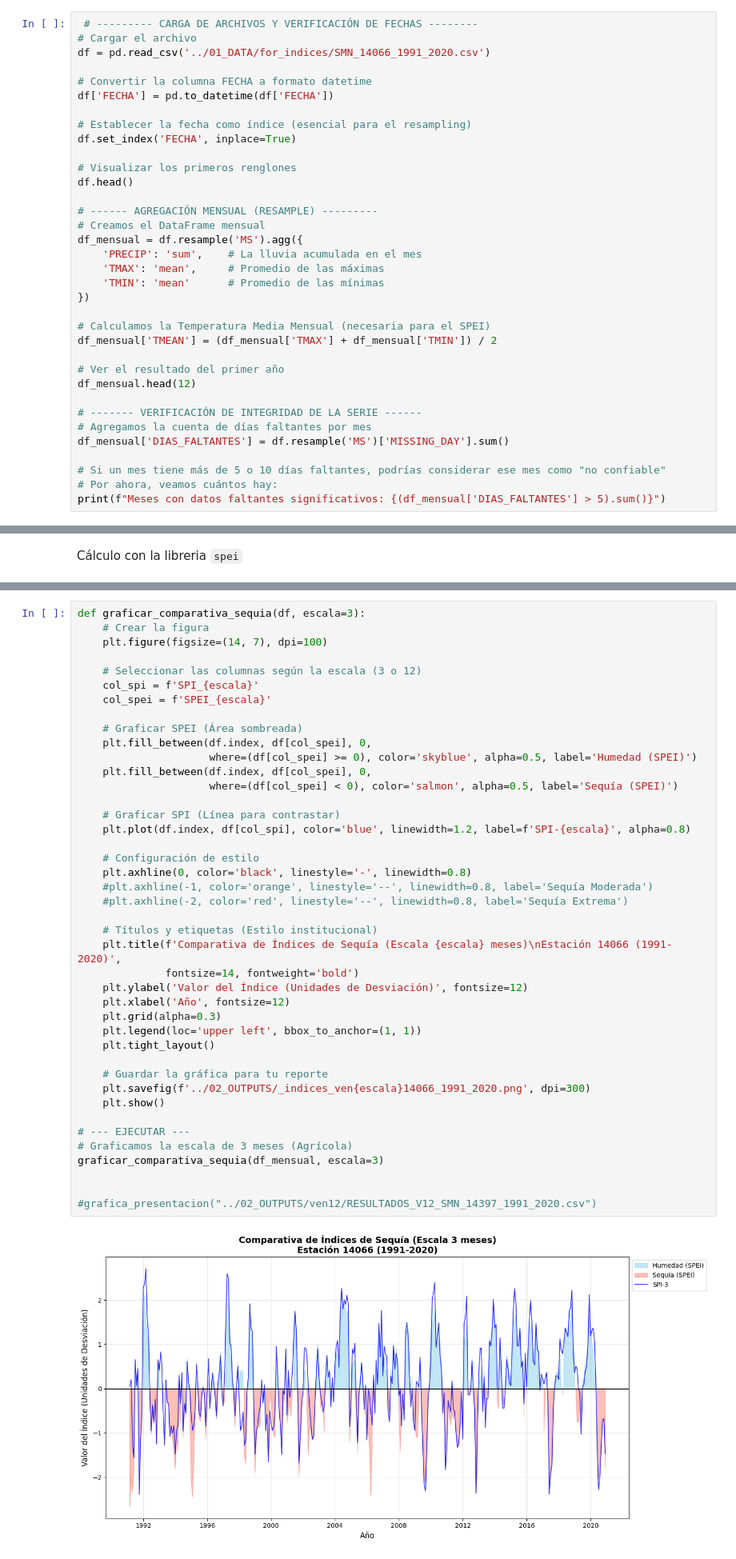
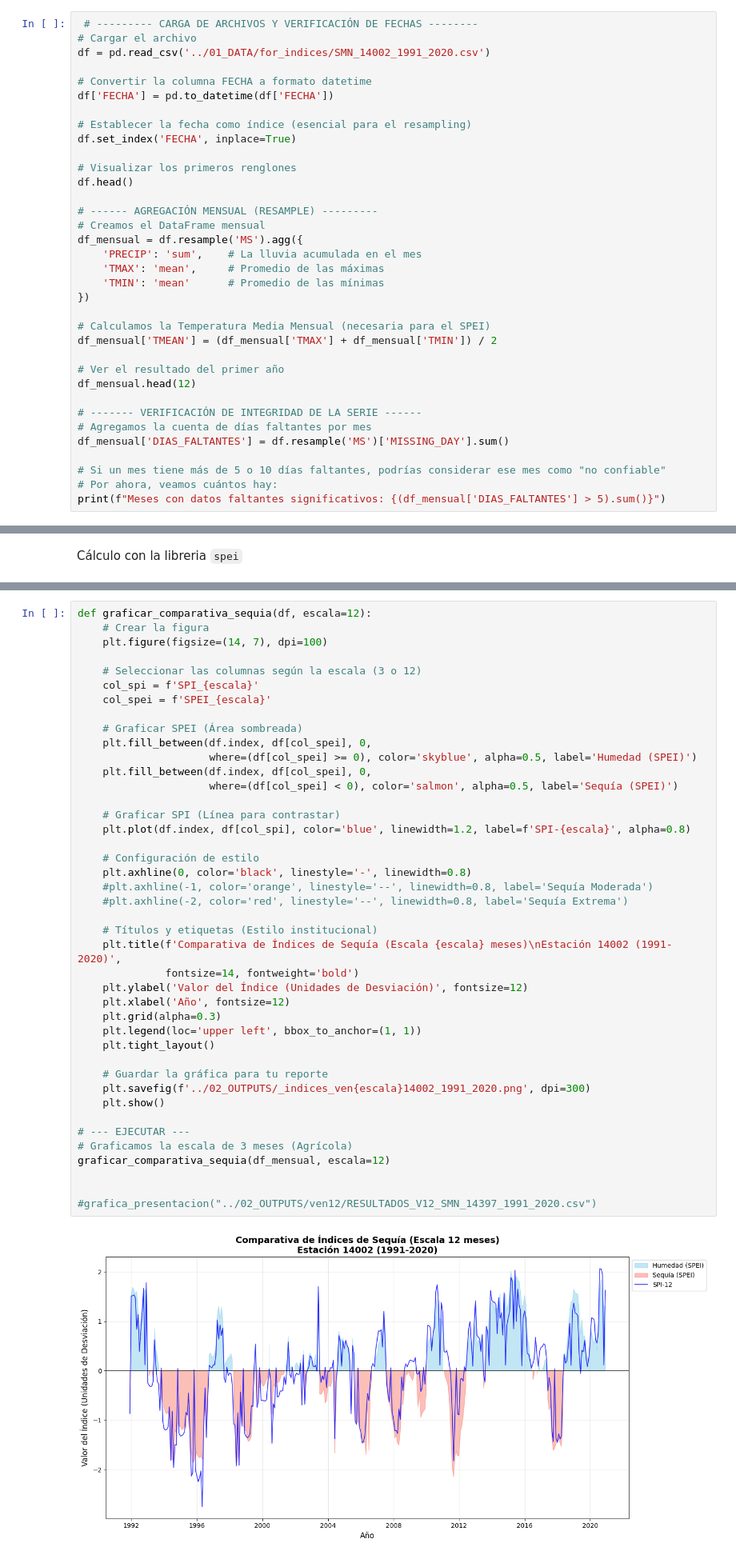
Before and after one commit to abigaillopezm/SPIvsSPEI, a Jupyter notebook: 00_SCRIPTS/v2_02_indices.ipynb, the cells around one changed output, grey strips where cells are left out. Shown at 80% size. Cells and saved outputs as stored; diff of their text form.

```diff
--- a/00_SCRIPTS/v2_02_indices.ipynb
+++ b/00_SCRIPTS/v2_02_indices.ipynb
@@ -14,7 +14,7 @@ Para calcular los indices debemos *agrupar* los datos por mes. Usando suma (acum
 # %%
  # --------- CARGA DE ARCHIVOS Y VERIFICACIÓN DE FECHAS --------
 # Cargar el archivo
-df = pd.read_csv('../01_DATA/for_indices/SMN_14066_1991_2020.csv')
+df = pd.read_csv('../01_DATA/for_indices/SMN_14002_1991_2020.csv')
 
 # Convertir la columna FECHA a formato datetime
 df['FECHA'] = pd.to_datetime(df['FECHA'])
@@ -164,5 +212,5 @@ Resultados de la Estación 14066:
 # %%
-def graficar_comparativa_sequia(df, escala=3):
+def graficar_comparativa_sequia(df, escala=12):
     # Crear la figura
     plt.figure(figsize=(14, 7), dpi=100)
 
@@ -174,34 +222,34 @@ def graficar_comparativa_sequia(df, escala=3):
     plt.fill_between(df.index, df[col_spei], 0,
                      where=(df[col_spei] >= 0), color='skyblue', alpha=0.5, label='Humedad (SPEI)')
     plt.fill_between(df.index, df[col_spei], 0,
                      where=(df[col_spei] < 0), color='salmon', alpha=0.5, label='Sequía (SPEI)')
 
     # Graficar SPI (Línea para contrastar)
     plt.plot(df.index, df[col_spi], color='blue', linewidth=1.2, label=f'SPI-{escala}', alpha=0.8)
 
     # Configuración de estilo
     plt.axhline(0, color='black', linestyle='-', linewidth=0.8)
     #plt.axhline(-1, color='orange', linestyle='--', linewidth=0.8, label='Sequía Moderada')
     #plt.axhline(-2, color='red', linestyle='--', linewidth=0.8, label='Sequía Extrema')
 
     # Títulos y etiquetas (Estilo institucional)
-    plt.title(f'Comparativa de Índices de Sequía (Escala {escala} meses)\nEstación 14066 (1991-2020)',
+    plt.title(f'Comparativa de Índices de Sequía (Escala {escala} meses)\nEstación 14002 (1991-2020)',
               fontsize=14, fontweight='bold')
     plt.ylabel('Valor del Índice (Unidades de Desviación)', fontsize=12)
     plt.xlabel('Año', fontsize=12)
     plt.grid(alpha=0.3)
     plt.legend(loc='upper left', bbox_to_anchor=(1, 1))
     plt.tight_layout()
 
     # Guardar la gráfica para tu reporte
-    plt.savefig(f'../02_OUTPUTS/_indices_ven{escala}14066_1991_2020.png', dpi=300)
+    plt.savefig(f'../02_OUTPUTS/_indices_ven{escala}14002_1991_2020.png', dpi=300)
     plt.show()
 
 # --- EJECUTAR ---
 # Graficamos la escala de 3 meses (Agrícola)
-graficar_comparativa_sequia(df_mensual, escala=3)
+graficar_comparativa_sequia(df_mensual, escala=12)
 
 
 #grafica_presentacion("../02_OUTPUTS/ven12/RESULTADOS_V12_SMN_14397_1991_2020.csv")
 # %% [output]
-[figure, old version]
+[figure, new version]
```
Also changed, not shown: parts of 6 cells of this notebook, 1 other file.
